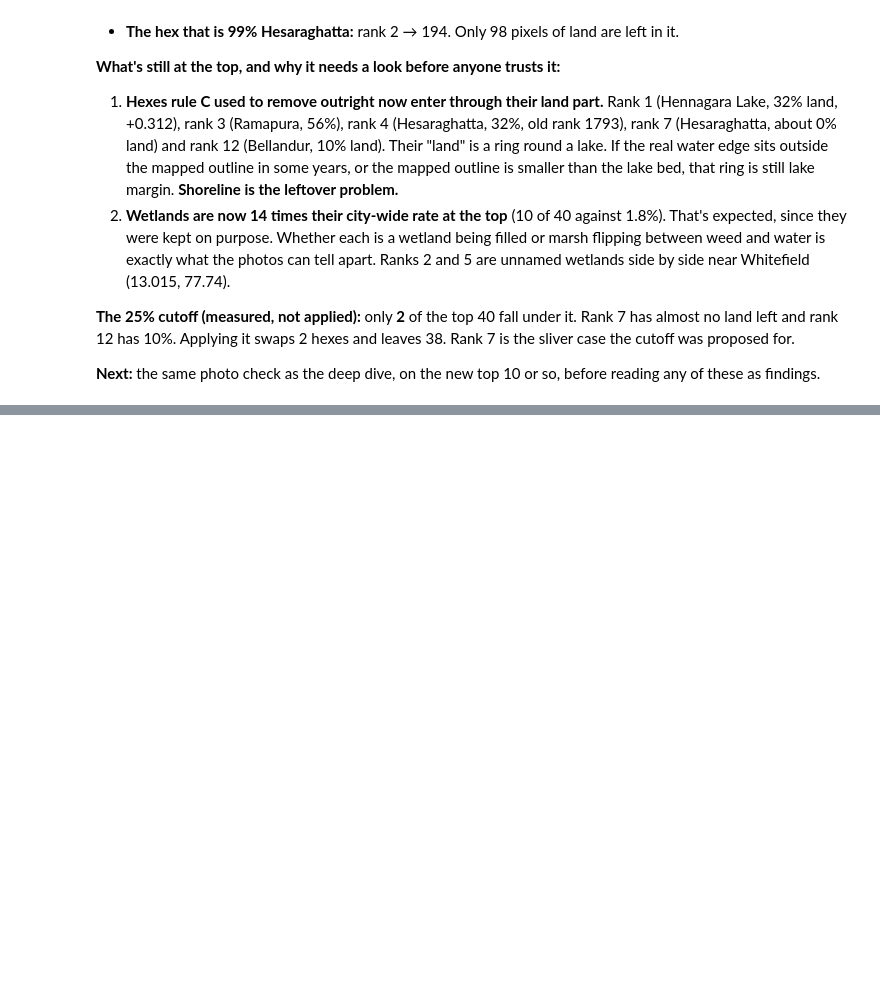
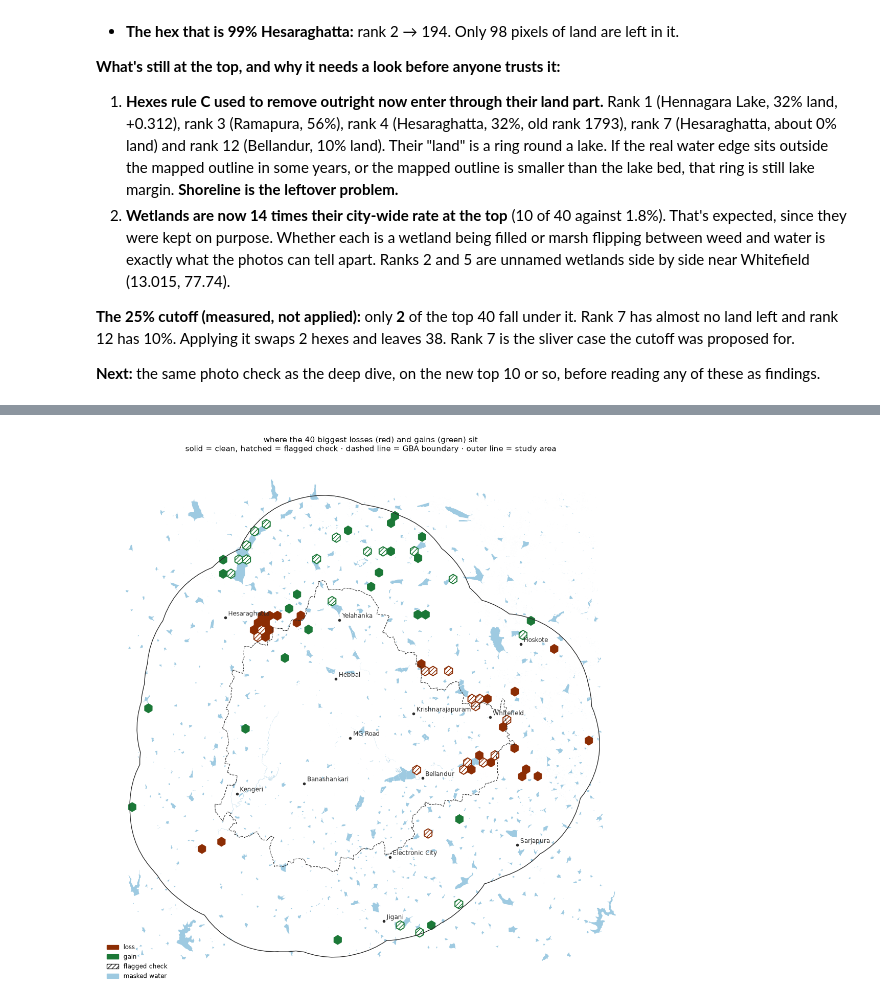
Before and after one commit to dtgoyal1/bengaluru-green-cover, a Jupyter notebook: notebooks/m2_masked.ipynb, the cells around one changed output, grey strips where cells are left out. Cells and saved outputs as stored; diff of their text form; code cells hidden in the pictures; blank space fills up the shorter version.

```diff
--- a/notebooks/m2_masked.ipynb
+++ b/notebooks/m2_masked.ipynb
@@ -286,0 +439,19 @@ as findings.
+# %%
+def side_table(idx):
+    inside_gba = grid.loc[idx].geometry.centroid.within(gba.iloc[0])
+    return pd.DataFrame({
+        "rank": range(1, len(idx) + 1),
+        "change": ranked[idx].round(3),
+        "locality": [places[h] for h in idx],
+        "in": ["city" if c else "fringe" for c in inside_gba],
+        "clean land": clean_land[idx].map("{:.0%}".format),
+        "review": ["check" if c < CLEAN_CUTOFF else "" for c in clean_land[idx]],
+        "water nearby": named.reindex(idx).fillna(""),
+    }, index=idx)
+
+
+loss_table, gain_table = side_table(losses), side_table(gains)
+for label, t in (("LOSSES", loss_table), ("GAINS", gain_table)):
+    print(f"\n{label} — {(t['in'] == 'fringe').sum()} of {TOP} in the fringe outside the GBA boundary, "
+          f"{(t.review == 'check').sum()} flagged check")
+    print(t.to_string())
@@ -286,0 +476,24 @@ as findings.
+# %%
+fig, ax = plt.subplots(figsize=(11, 11))
+study.boundary.plot(ax=ax, color=INK, linewidth=1)
+gba.boundary.plot(ax=ax, color=INK, linewidth=0.8, linestyle="--")
+osm[osm["class"] != "wetland"].plot(ax=ax, color="#9ecae1", linewidth=0)
+for idx, colour, label in ((losses, LOSS, f"{TOP} biggest losses"), (gains, GAIN, f"{TOP} biggest gains")):
+    cells = grid.loc[idx]
+    flagged = clean_land[idx] < CLEAN_CUTOFF
+    cells[~flagged.values].plot(ax=ax, color=colour, edgecolor=colour, linewidth=0.6, label=label)
+    cells[flagged.values].plot(ax=ax, facecolor="white", edgecolor=colour, linewidth=1.4, hatch="////")
+for name, pt in marks:
+    ax.plot(pt.x, pt.y, "o", color=INK, markersize=3)
+    ax.annotate(name, (pt.x, pt.y), xytext=(4, 3), textcoords="offset points", fontsize=8.5, color=INK)
+ax.set_axis_off()
+ax.set_title(f"where the {TOP} biggest losses (red) and gains (green) sit\n"
+             "solid = clean, hatched = flagged check · dashed line = GBA boundary · outer line = study area",
+             fontsize=10.5)
+from matplotlib.patches import Patch
+ax.legend(handles=[Patch(color=LOSS, label="loss"), Patch(color=GAIN, label="gain"),
+                   Patch(facecolor="white", edgecolor=INK, hatch="////", label="flagged check"),
+                   Patch(color="#9ecae1", label="masked water")], loc="lower left", fontsize=8.5, frameon=False)
+plt.tight_layout(); plt.show()
+# %% [output]
+[figure, added]
```
Also changed, not shown: parts of 7 cells of this notebook.
